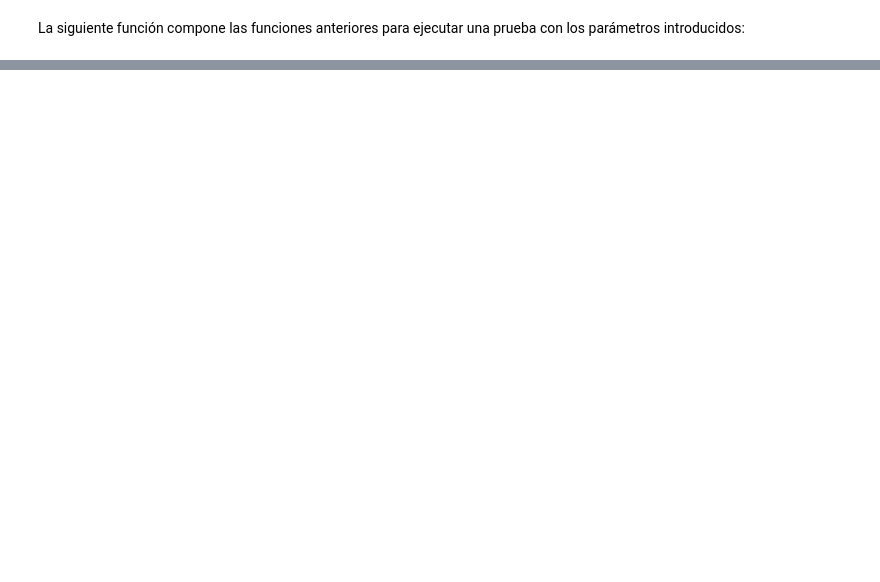
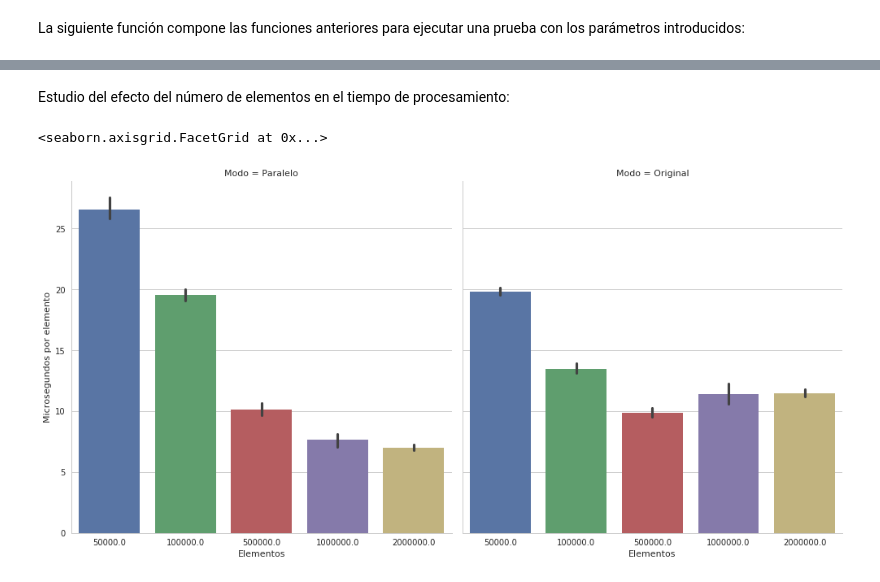
Before and after one commit to catedrasaes-umu/NoSQLDataEngineering, a Jupyter notebook: es.um.nosql.streaminginference.json2dbschema/benchmark/Benchmark.ipynb, the cells around one changed output, grey strips where cells are left out. Saved outputs shown, nothing was run; the diff lists cells and outputs as text; code cells hidden in the pictures; blank space fills up the shorter version.

```diff
--- a/es.um.nosql.streaminginference.json2dbschema/benchmark/Benchmark.ipynb
+++ b/es.um.nosql.streaminginference.json2dbschema/benchmark/Benchmark.ipynb
@@ -89,0 +264,25 @@ for batch in [3000]:
+# %% [markdown]
+Estudio del efecto del número de elementos en el tiempo de procesamiento:
+# %%
+elems = np.array([])
+mode = np.array([])
+micros = np.array([])
+
+for elements in [50000, 100000, 500000, 1000000, 2000000]:
+    df = benchmark(mode="file", elements=elements, batch=(elements/10), entities=1, versions=1, depth=2, fields=2, kryo="true")
+    df.to_csv("file-elements-"+str(elements)+".csv")
+    length = df["TOTAL_PROCESSING"].size
+    elems = np.append(elems, np.repeat(elements, length))
+    mode = np.append(mode, np.repeat("Paralelo", length))
+    micros = np.append(micros, (df["TOTAL_PROCESSING"]*1000/elements).as_matrix())
+    df = benchmark(mode="single", elements=elements, entities=1, versions=1, depth=2, fields=2)
+    df.to_csv("original-file-elements-"+str(elements)+".csv")
+    elems = np.append(elems, np.repeat(elements, length))
+    mode = np.append(mode, np.repeat("Original", length))
+    micros = np.append(micros, (df["TOTAL_PROCESSING"]*1000/elements).as_matrix())
+
+results = pd.DataFrame({"Elementos":elems, "Modo": mode, "Microsegundos por elemento": micros})
+sns.factorplot(x="Elementos", y="Microsegundos por elemento", col="Modo", data=results, kind="bar", size=7)
+# %% [output]
+<seaborn.axisgrid.FacetGrid at 0x...>
+[figure, added]
```
Also changed, not shown: parts of 48 cells of this notebook, 13 other files.
